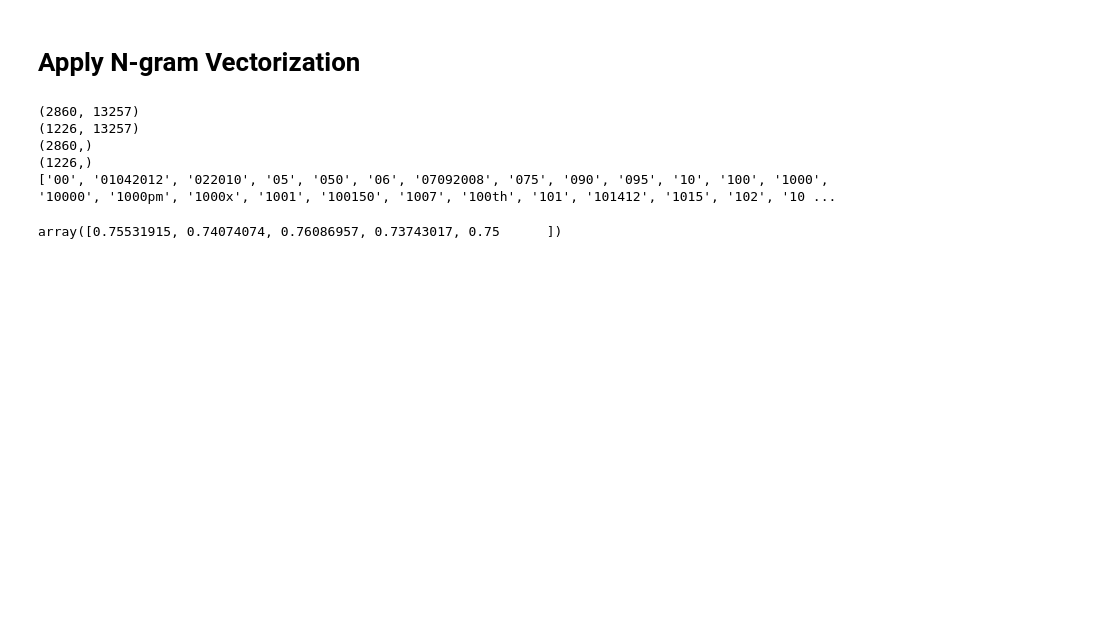
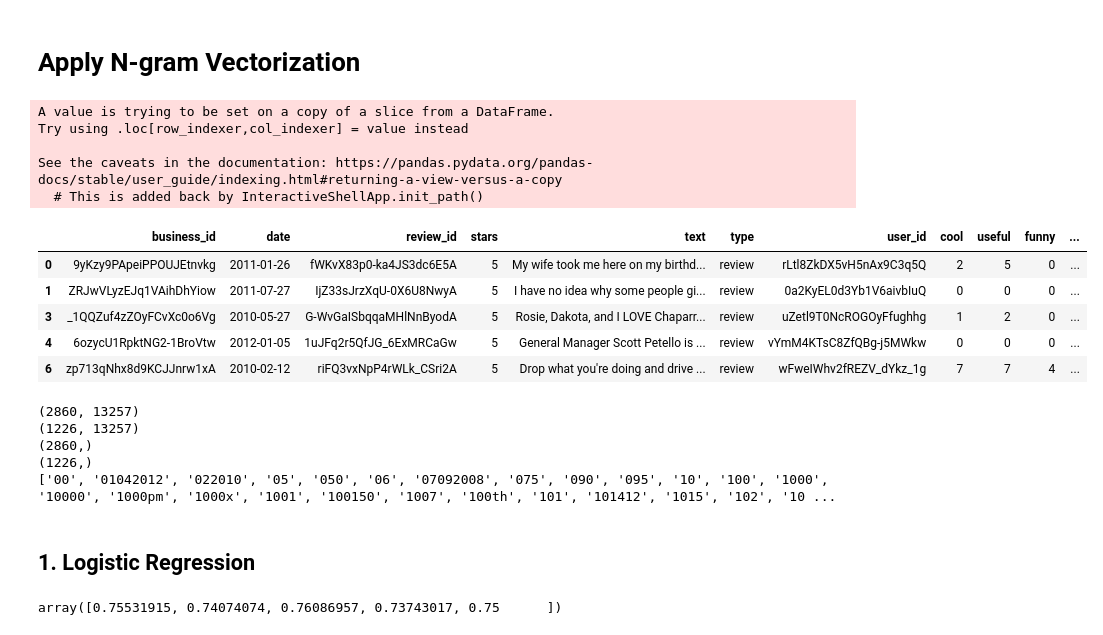
Before and after one commit to souravsethia/Yelp-Restaurant-Review---Sentimental-Analysis, a Jupyter notebook: Yelp_Project.ipynb, the cells around one changed output. Cells and saved outputs as stored; diff of their text form; code cells hidden in the pictures; blank space fills up the shorter version.

```diff
--- a/Yelp_Project.ipynb
+++ b/Yelp_Project.ipynb
@@ -418,16 +426,28 @@ pd.DataFrame(gs_fit.cv_results_).sort_values('mean_test_score', ascending=False)
 # %%
 
 yelp_class = yelp[(yelp.stars==1) | (yelp.stars==5)]
 X = yelp_class['text']
 
 def clean_text(text):
     text = "".join([word.lower() for word in text if word not in string.punctuation])
     tokens = re.split('\W+', text)
     text = " ".join([ps.stem(word) for word in tokens if word not in stopwords])
     return text
 
 yelp_class['cleaned_text'] = yelp_class['text'].apply(lambda x: clean_text(x))
-yelp_class.info()
+yelp_class.head()
+# %% [output]
+A value is trying to be set on a copy of a slice from a DataFrame.
+Try using .loc[row_indexer,col_indexer] = value instead
+
+See the caveats in the documentation: https://pandas.pydata.org/pandas-docs/stable/user_guide/indexing.html#returning-a-view-versus-a-copy
+  # This is added back by InteractiveShellApp.init_path()
+|  | business_id | date | review_id | stars | text | type | user_id | cool | useful | funny | ... |
+| 0 | 9yKzy9PApeiPPOUJEtnvkg | 2011-01-26 | fWKvX83p0-ka4JS3dc6E5A | 5 | My wife took me here on my birthd... | review | rLtl8ZkDX5vH5nAx9C3q5Q | 2 | 5 | 0 | ... |
+| 1 | ZRJwVLyzEJq1VAihDhYiow | 2011-07-27 | IjZ33sJrzXqU-0X6U8NwyA | 5 | I have no idea why some people gi... | review | 0a2KyEL0d3Yb1V6aivbIuQ | 0 | 0 | 0 | ... |
+| 3 | _1QQZuf4zZOyFCvXc0o6Vg | 2010-05-27 | G-WvGaISbqqaMHlNnByodA | 5 | Rosie, Dakota, and I LOVE Chaparr... | review | uZetl9T0NcROGOyFfughhg | 1 | 2 | 0 | ... |
+| 4 | 6ozycU1RpktNG2-1BroVtw | 2012-01-05 | 1uJFq2r5QfJG_6ExMRCaGw | 5 | General Manager Scott Petello is ... | review | vYmM4KTsC8ZfQBg-j5MWkw | 0 | 0 | 0 | ... |
+| 6 | zp713qNhx8d9KCJJnrw1xA | 2010-02-12 | riFQ3vxNpP4rWLk_CSri2A | 5 | Drop what you're doing and drive ... | review | wFweIWhv2fREZV_dYkz_1g | 7 | 7 | 4 | ... |
 # %%
 X_train, X_test, y_train, y_test = train_test_split(yelp_class['cleaned_text'], y,test_size=0.3,random_state=101)
 # %%
@@ -447,6 +467,8 @@ print(ngram_vect.get_feature_names())
 (2860,)
 (1226,)
 ['00', '01042012', '022010', '05', '050', '06', '07092008', '075', '090', '095', '10', '100', '1000', '10000', '1000pm', '1000x', '1001', '100150', '1007', '100th', '101', '101412', '1015', '102', '10 ...
+# %% [markdown]
+## 1. Logistic Regression
 # %%
 from sklearn.linear_model import LogisticRegression
 from sklearn.model_selection import cross_val_score
```
Also changed, not shown: parts of 71 cells of this notebook.
